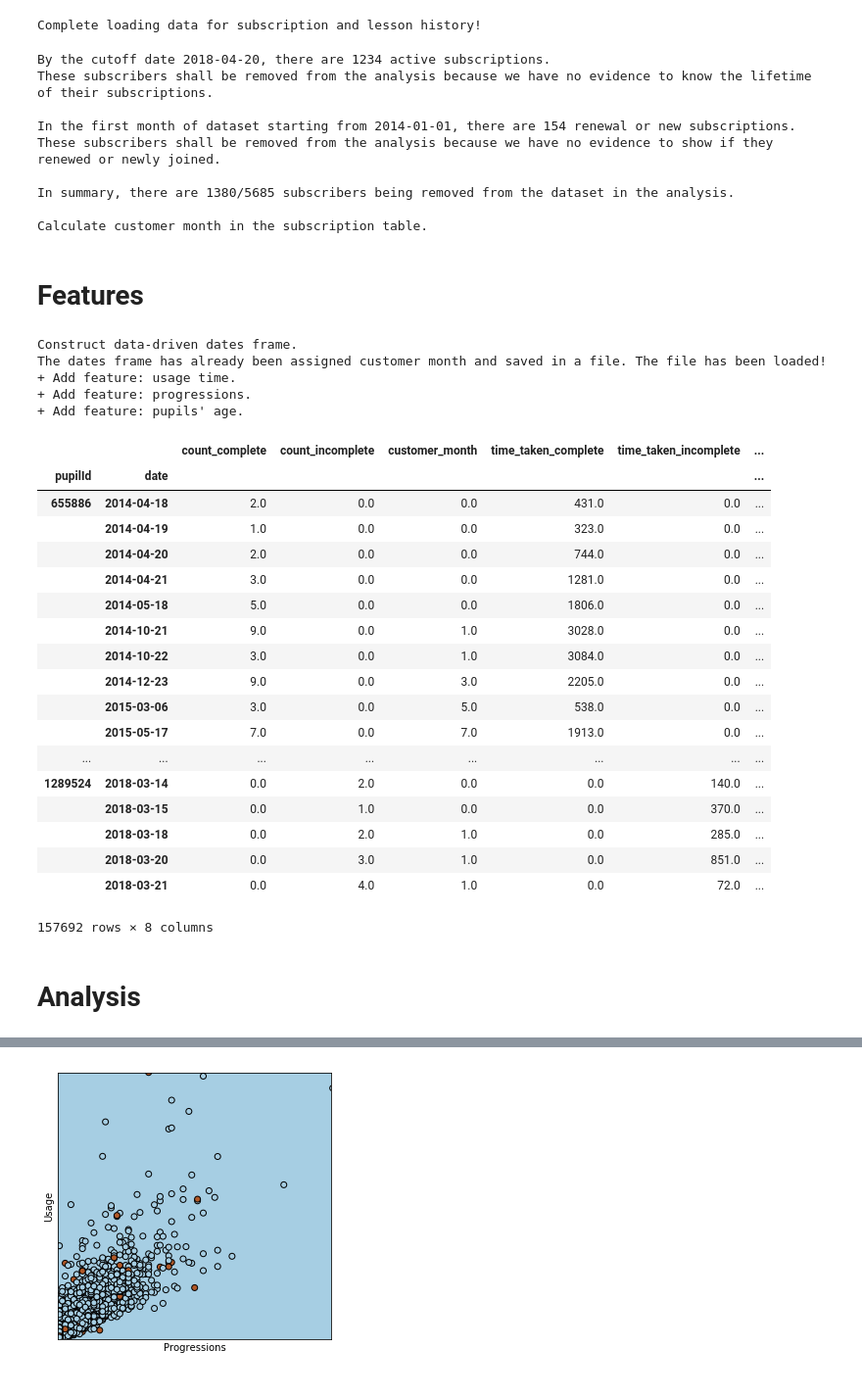
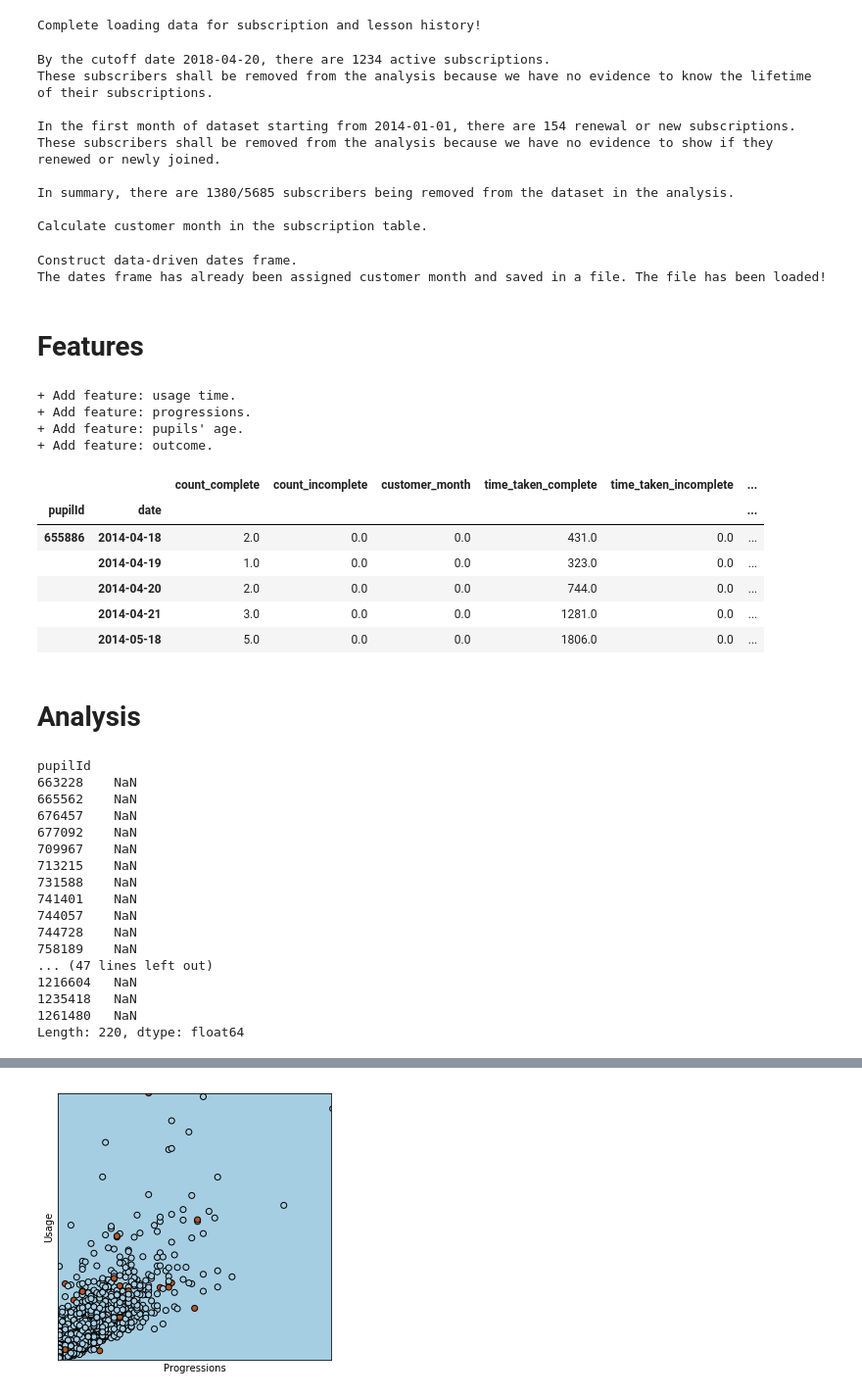
Before and after one commit to vicaws/Whizz, a Jupyter notebook: Code/Churn/Churn/NB_FeatureEngineering.ipynb, the cells around one changed output, grey strips where cells are left out. Shown at 98% size. Cells and saved outputs as stored; diff of their text form; code cells hidden in the pictures.

```diff
--- a/Code/Churn/Churn/NB_FeatureEngineering.ipynb
+++ b/Code/Churn/Churn/NB_FeatureEngineering.ipynb
@@ -36,6 +36,9 @@ df_incomp1 = df_incomp[~df_incomp['pupilId'].isin(pupils_toBeRemoved)]
 df_subspt1 = df_subspt[~df_subspt['pupilId'].isin(pupils_toBeRemoved)]
 
 df_subspt1 = utility.df.compute_customer_month(df_subspt1, cfg)
+
+# Construct dates frame
+df_datesFrame = utility.df.construct_dates_frame(df_subspt1, df_lesson1, df_incomp1, cfg)
 # %% [output]
 By the cutoff date 2018-04-20, there are 1234 active subscriptions.
 These subscribers shall be removed from the analysis because we have no evidence to know the lifetime of their subscriptions.
@@ -46,45 +49,32 @@ These subscribers shall be removed from the analysis because we have no evidence
 In summary, there are 1380/5685 subscribers being removed from the dataset in the analysis.
 
 Calculate customer month in the subscription table.
+Construct data-driven dates frame.
+The dates frame has already been assigned customer month and saved in a file. The file has been loaded!
 # %% [markdown]
 # Features
 # %%
-# Construct dates frame
-df_datesFrame = utility.df.construct_dates_frame(df_subspt1, df_lesson1, df_incomp1, cfg)
-
 # Initialise feature obj
 ftr = Feature(df_datesFrame)
 
 ftr.add_usageTime(df_lesson1, df_incomp1)
 ftr.add_progressions(df_lesson1)
 ftr.add_age(df_pupils)
+ftr.add_outcome(df_lesson1)
 # %% [output]
-Construct data-driven dates frame.
-The dates frame has already been assigned customer month and saved in a file. The file has been loaded!
 + Add feature: usage time.
 + Add feature: progressions.
 + Add feature: pupils' age.
++ Add feature: outcome.
 # %%
-ftr.df_features_
+ftr.df_features_.head()
 # %% [output]
 |  |  | count_complete | count_incomplete | customer_month | time_taken_complete | time_taken_incomplete | ... |
 | pupilId | date |  |  |  |  |  | ... |
 | 655886 | 2014-04-18 | 2.0 | 0.0 | 0.0 | 431.0 | 0.0 | ... |
 |  | 2014-04-19 | 1.0 | 0.0 | 0.0 | 323.0 | 0.0 | ... |
 |  | 2014-04-20 | 2.0 | 0.0 | 0.0 | 744.0 | 0.0 | ... |
 |  | 2014-04-21 | 3.0 | 0.0 | 0.0 | 1281.0 | 0.0 | ... |
 |  | 2014-05-18 | 5.0 | 0.0 | 0.0 | 1806.0 | 0.0 | ... |
-|  | 2014-10-21 | 9.0 | 0.0 | 1.0 | 3028.0 | 0.0 | ... |
-|  | 2014-10-22 | 3.0 | 0.0 | 1.0 | 3084.0 | 0.0 | ... |
-|  | 2014-12-23 | 9.0 | 0.0 | 3.0 | 2205.0 | 0.0 | ... |
-|  | 2015-03-06 | 3.0 | 0.0 | 5.0 | 538.0 | 0.0 | ... |
-|  | 2015-05-17 | 7.0 | 0.0 | 7.0 | 1913.0 | 0.0 | ... |
-| ... | ... | ... | ... | ... | ... | ... | ... |
-| 1289524 | 2018-03-14 | 0.0 | 2.0 | 0.0 | 0.0 | 140.0 | ... |
-|  | 2018-03-15 | 0.0 | 1.0 | 0.0 | 0.0 | 370.0 | ... |
-|  | 2018-03-18 | 0.0 | 2.0 | 1.0 | 0.0 | 285.0 | ... |
-|  | 2018-03-20 | 0.0 | 3.0 | 1.0 | 0.0 | 851.0 | ... |
-|  | 2018-03-21 | 0.0 | 4.0 | 1.0 | 0.0 | 72.0 | ... |
-157692 rows × 8 columns
 # %% [markdown]
 # Analysis
@@ -90,0 +113,20 @@ ftr.df_features_
+# %%
+rate_pass[rate_pass]
+# %% [output]
+pupilId
+663228    NaN
+665562    NaN
+676457    NaN
+677092    NaN
+709967    NaN
+713215    NaN
+731588    NaN
+741401    NaN
+744057    NaN
+744728    NaN
+758189    NaN
+... (47 lines left out)
+1216604   NaN
+1235418   NaN
+1261480   NaN
+Length: 220, dtype: float64
```
Also changed, not shown: parts of 6 cells of this notebook, 5 other files.
